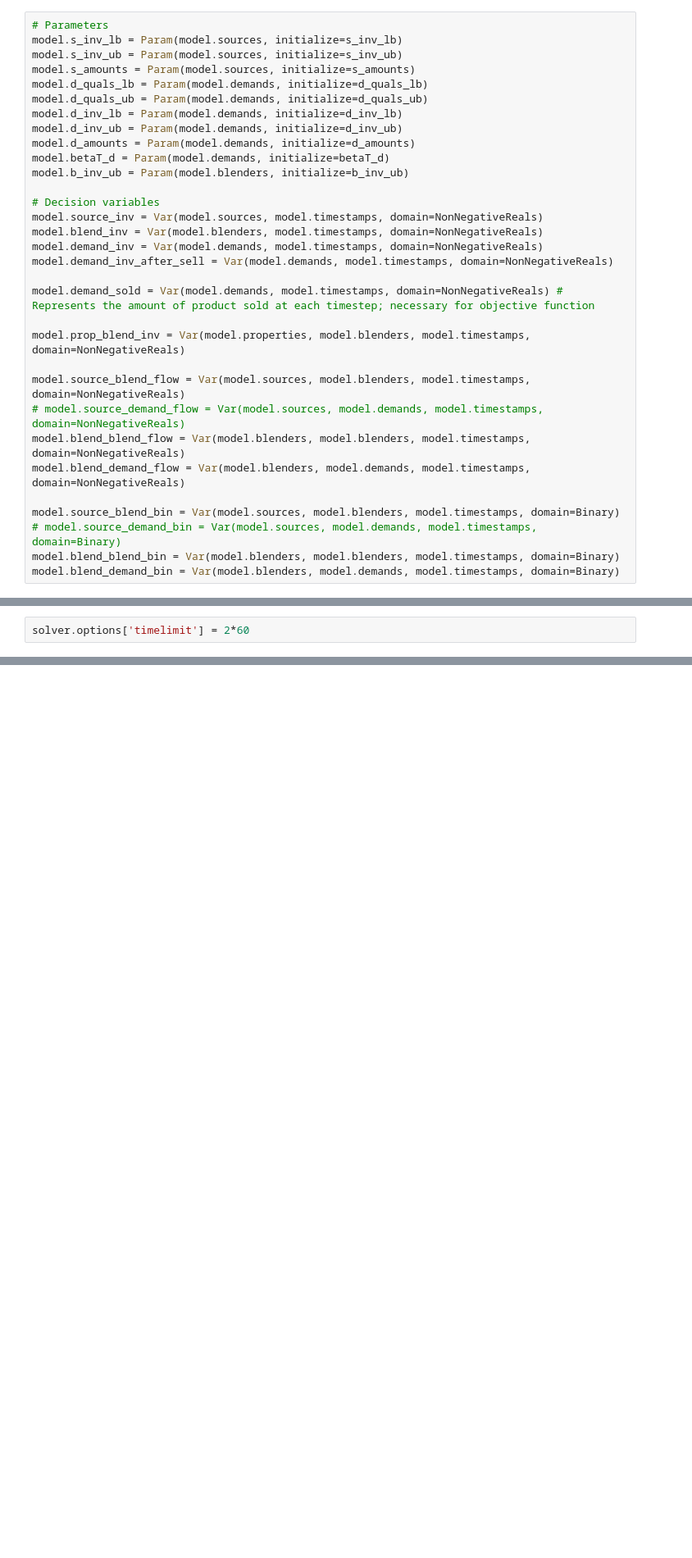
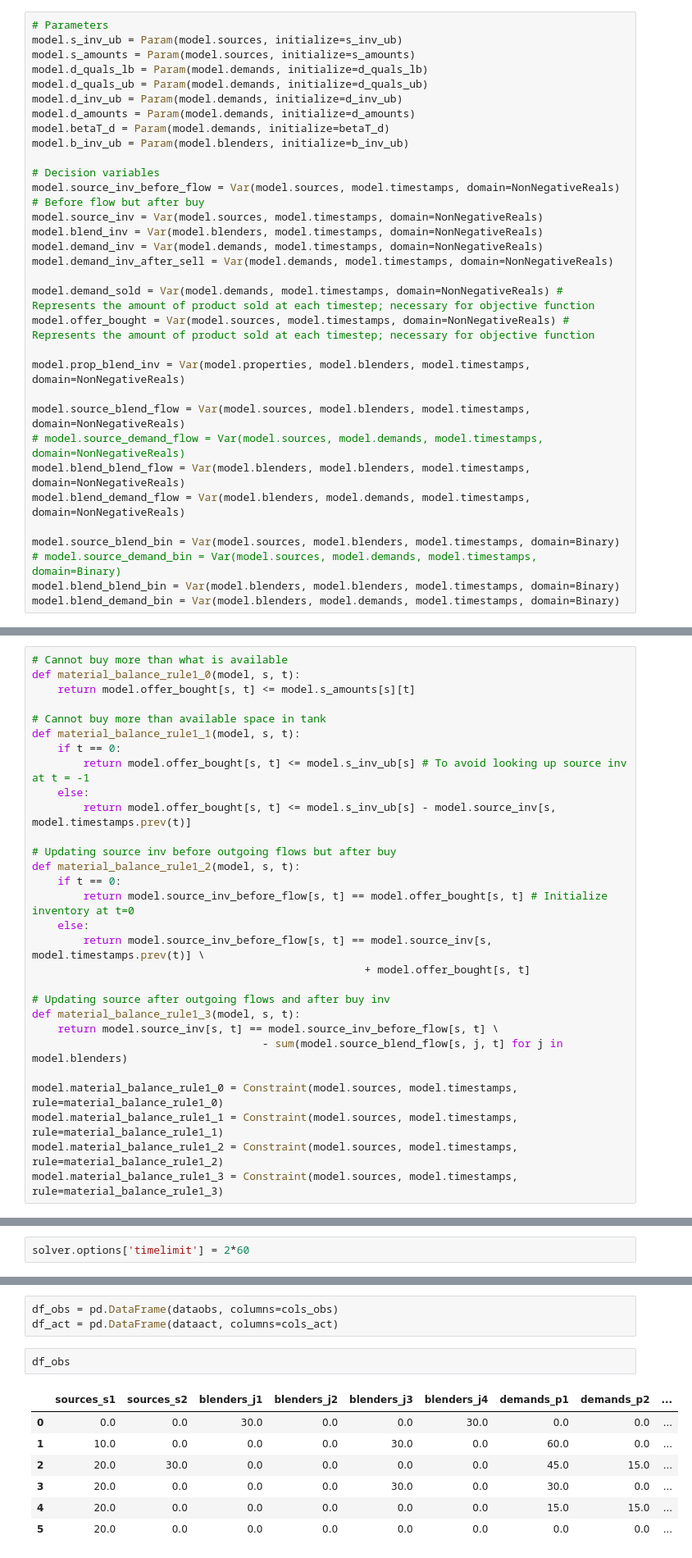
Before and after one commit to adamelyoumi/BlendingRL, a Jupyter notebook: blend_pyomo_simple.ipynb, the cells around one changed output, grey strips where cells are left out. Shown: that part at 82% size. Cells and saved outputs as stored; diff of their text form; blank space fills up the shorter version.

```diff
--- a/blend_pyomo_simple.ipynb
+++ b/blend_pyomo_simple.ipynb
@@ -77,24 +73,24 @@ model.properties = Set(initialize=properties)
 model.timestamps = Set(initialize=timestamps)
 # %%
 # Parameters
-model.s_inv_lb = Param(model.sources, initialize=s_inv_lb)
 model.s_inv_ub = Param(model.sources, initialize=s_inv_ub)
 model.s_amounts = Param(model.sources, initialize=s_amounts)
 model.d_quals_lb = Param(model.demands, initialize=d_quals_lb)
 model.d_quals_ub = Param(model.demands, initialize=d_quals_ub)
-model.d_inv_lb = Param(model.demands, initialize=d_inv_lb)
 model.d_inv_ub = Param(model.demands, initialize=d_inv_ub)
 model.d_amounts = Param(model.demands, initialize=d_amounts)
 model.betaT_d = Param(model.demands, initialize=betaT_d)
 model.b_inv_ub = Param(model.blenders, initialize=b_inv_ub)
 
 # Decision variables
+model.source_inv_before_flow = Var(model.sources, model.timestamps, domain=NonNegativeReals) # Before flow but after buy
 model.source_inv = Var(model.sources, model.timestamps, domain=NonNegativeReals)
 model.blend_inv = Var(model.blenders, model.timestamps, domain=NonNegativeReals)
 model.demand_inv = Var(model.demands, model.timestamps, domain=NonNegativeReals)
 model.demand_inv_after_sell = Var(model.demands, model.timestamps, domain=NonNegativeReals)
 
 model.demand_sold = Var(model.demands, model.timestamps, domain=NonNegativeReals) # Represents the amount of product sold at each timestep; necessary for objective function
+model.offer_bought = Var(model.sources, model.timestamps, domain=NonNegativeReals) # Represents the amount of product sold at each timestep; necessary for objective function
 
 model.prop_blend_inv = Var(model.properties, model.blenders, model.timestamps, domain=NonNegativeReals)
 
@@ -172 +151,30 @@ model.material_balance_rule1 = Constraint(model.sources, model.timestamps, rule=
+# %%
+# Cannot buy more than what is available
+def material_balance_rule1_0(model, s, t):
+    return model.offer_bought[s, t] <= model.s_amounts[s][t]
+
+# Cannot buy more than available space in tank
+def material_balance_rule1_1(model, s, t):
+    if t == 0:
+        return model.offer_bought[s, t] <= model.s_inv_ub[s] # To avoid looking up source inv at t = -1
+    else:
+        return model.offer_bought[s, t] <= model.s_inv_ub[s] - model.source_inv[s, model.timestamps.prev(t)]
+
+# Updating source inv before outgoing flows but after buy
+def material_balance_rule1_2(model, s, t):
+    if t == 0:
+        return model.source_inv_before_flow[s, t] == model.offer_bought[s, t] # Initialize inventory at t=0
+    else:
+        return model.source_inv_before_flow[s, t] == model.source_inv[s, model.timestamps.prev(t)] \
+                                                    + model.offer_bought[s, t]
+
+# Updating source after outgoing flows and after buy inv
+def material_balance_rule1_3(model, s, t):
+    return model.source_inv[s, t] == model.source_inv_before_flow[s, t] \
+                                    - sum(model.source_blend_flow[s, j, t] for j in model.blenders)
+
+model.material_balance_rule1_0 = Constraint(model.sources, model.timestamps, rule=material_balance_rule1_0)
+model.material_balance_rule1_1 = Constraint(model.sources, model.timestamps, rule=material_balance_rule1_1)
+model.material_balance_rule1_2 = Constraint(model.sources, model.timestamps, rule=material_balance_rule1_2)
+model.material_balance_rule1_3 = Constraint(model.sources, model.timestamps, rule=material_balance_rule1_3)
 # %%
@@ -404,0 +542,13 @@ np.save("arrays/delta.npy", a)
+# %%
+df_obs = pd.DataFrame(dataobs, columns=cols_obs)
+df_act = pd.DataFrame(dataact, columns=cols_act)
+# %%
+df_obs
+# %% [output]
+|  | sources_s1 | sources_s2 | blenders_j1 | blenders_j2 | blenders_j3 | blenders_j4 | demands_p1 | demands_p2 | ... |
+| 0 | 0.0 | 0.0 | 30.0 | 0.0 | 0.0 | 30.0 | 0.0 | 0.0 | ... |
+| 1 | 10.0 | 0.0 | 0.0 | 0.0 | 30.0 | 0.0 | 60.0 | 0.0 | ... |
+| 2 | 20.0 | 30.0 | 0.0 | 0.0 | 0.0 | 0.0 | 45.0 | 15.0 | ... |
+| 3 | 20.0 | 0.0 | 0.0 | 0.0 | 30.0 | 0.0 | 30.0 | 0.0 | ... |
+| 4 | 20.0 | 0.0 | 0.0 | 0.0 | 0.0 | 0.0 | 15.0 | 15.0 | ... |
+| 5 | 20.0 | 0.0 | 0.0 | 0.0 | 0.0 | 0.0 | 0.0 | 0.0 | ... |
```
Also changed, not shown: parts of 17 cells of this notebook, 5 other files.
